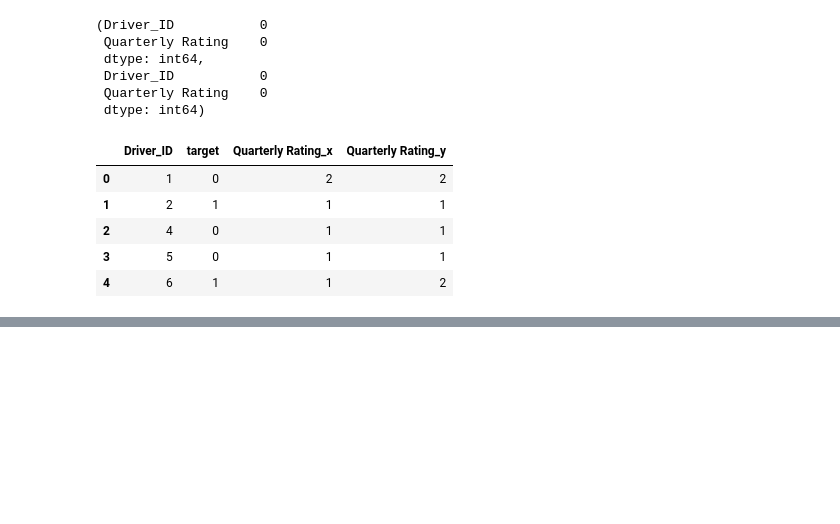
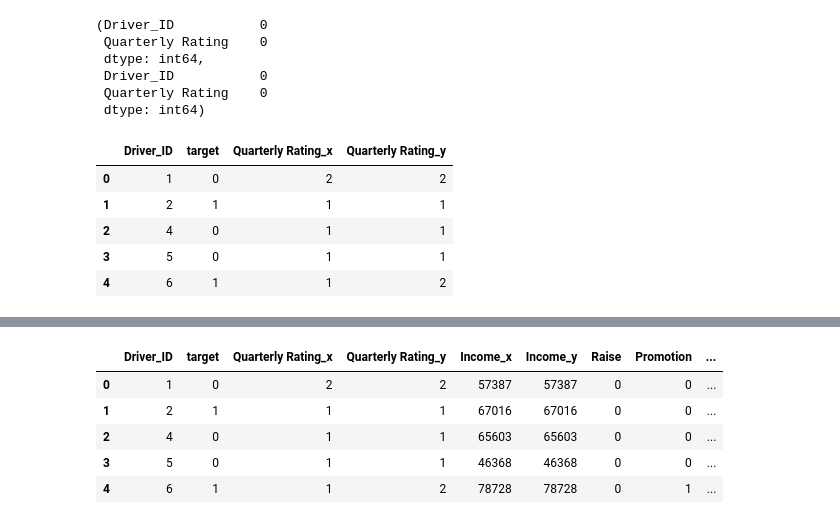
Before and after one commit to sr606/Machine_Learning_CaseStudies, a Jupyter notebook: OLA_Ensemble_Learning.ipynb, the cells around one changed output, grey strips where cells are left out. Cells and saved outputs as stored; diff of their text form; code cells hidden in the pictures; blank space fills up the shorter version.

```diff
--- a/OLA_Ensemble_Learning.ipynb
+++ b/OLA_Ensemble_Learning.ipynb
@@ -201,3 +201,10 @@ first.head()
 | 2 | 4 | 0 | 1 | 1 |
 | 3 | 5 | 0 | 1 | 1 |
 | 4 | 6 | 1 | 1 | 2 |
+# %%
+first['Promotion'] = np.where(first['Quarterly Rating_x'] == first['Quarterly Rating_y'], 0, 1)
+# %%
+#Create a column which tells whether the monthly income has increases for that driver -
+# for those whose monthly income has increased we assign the value 1
+incm1 = (ola1.groupby('Driver_ID').agg({'Income':'first'})['Income']).reset_index()
+incm2 = (ola1.groupby('Driver_ID').agg({'Income': 'last'})['Income']).reset_index()
@@ -203,0 +224,3 @@ first.head()
+# %%
+first = first.merge(incm1, on = 'Driver_ID')
+first = first.merge(incm2, on = 'Driver_ID')
@@ -203,0 +238,11 @@ first.head()
+# %%
+first['Raise'] = np.where(first['Income_x'] == first['Income_y'], 0, 1)
+# %%
+first.head()
+# %% [output]
+|  | Driver_ID | target | Quarterly Rating_x | Quarterly Rating_y | Income_x | Income_y | Raise | Promotion | ... |
+| 0 | 1 | 0 | 2 | 2 | 57387 | 57387 | 0 | 0 | ... |
+| 1 | 2 | 1 | 1 | 1 | 67016 | 67016 | 0 | 0 | ... |
+| 2 | 4 | 0 | 1 | 1 | 65603 | 65603 | 0 | 0 | ... |
+| 3 | 5 | 0 | 1 | 1 | 46368 | 46368 | 0 | 0 | ... |
+| 4 | 6 | 1 | 1 | 2 | 78728 | 78728 | 0 | 1 | ... |
```
Also changed, not shown: parts of 17 cells of this notebook.
